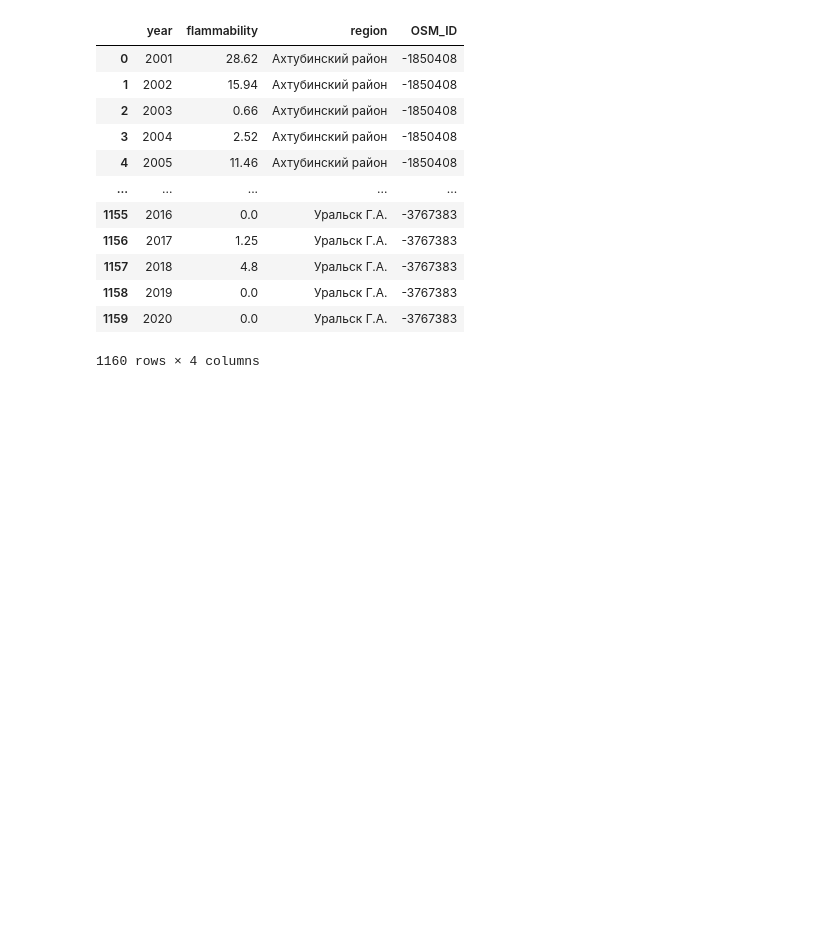
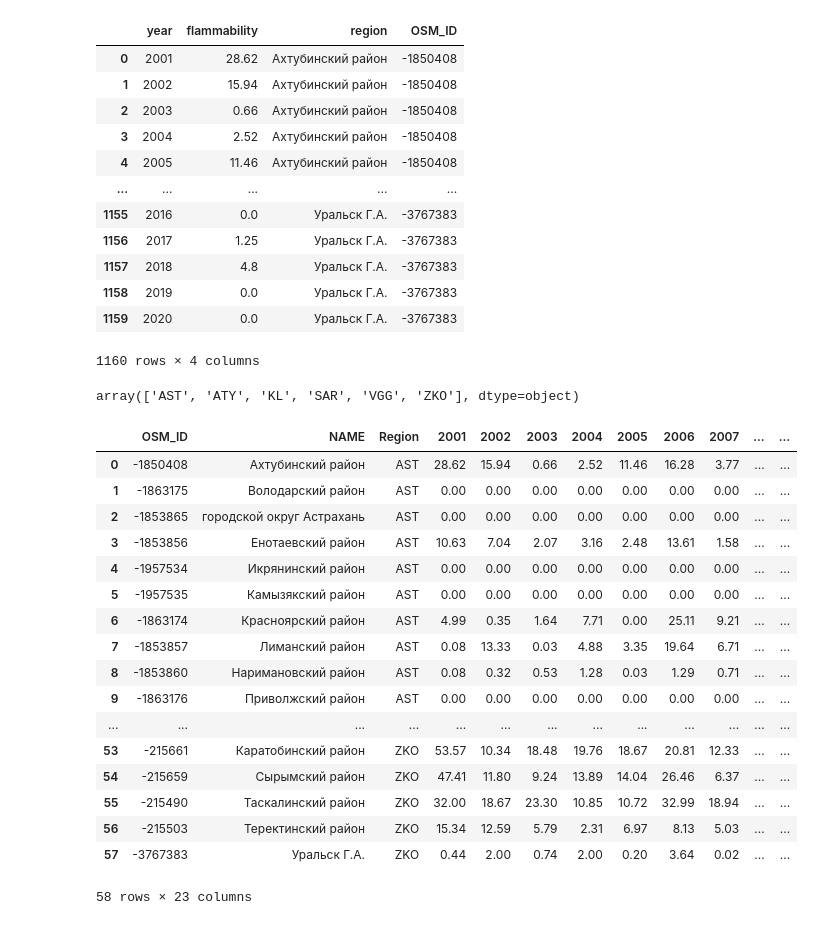
Before and after one commit to grannycola/my_projects, a Jupyter notebook: project/Горимость по регионам.ipynb, the cells around one changed output. Drawn from its saved outputs; the diff is of its cells as text; code cells hidden in the pictures; blank space fills up the shorter version.

```diff
--- a/project/Горимость по регионам.ipynb
+++ b/project/Горимость по регионам.ipynb
@@ -59,3 +59,29 @@ list_of_df[0]
 | 1158 | 2019 | 0.0 | Уральск Г.А. | -3767383 |
 | 1159 | 2020 | 0.0 | Уральск Г.А. | -3767383 |
 1160 rows × 4 columns
+# %%
+df_subjects = pd.read_csv('data/flam_dynamics.csv', decimal=',')
+df_subjects['Region'].unique()
+# %% [output]
+array(['AST', 'ATY', 'KL', 'SAR', 'VGG', 'ZKO'], dtype=object)
+# %%
+df_subjects
+# %% [output]
+|  | OSM_ID | NAME | Region | 2001 | 2002 | 2003 | 2004 | 2005 | 2006 | 2007 | ... | ... |
+| 0 | -1850408 | Ахтубинский район | AST | 28.62 | 15.94 | 0.66 | 2.52 | 11.46 | 16.28 | 3.77 | ... | ... |
+| 1 | -1863175 | Володарский район | AST | 0.00 | 0.00 | 0.00 | 0.00 | 0.00 | 0.00 | 0.00 | ... | ... |
+| 2 | -1853865 | городской округ Астрахань | AST | 0.00 | 0.00 | 0.00 | 0.00 | 0.00 | 0.00 | 0.00 | ... | ... |
+| 3 | -1853856 | Енотаевский район | AST | 10.63 | 7.04 | 2.07 | 3.16 | 2.48 | 13.61 | 1.58 | ... | ... |
+| 4 | -1957534 | Икрянинский район | AST | 0.00 | 0.00 | 0.00 | 0.00 | 0.00 | 0.00 | 0.00 | ... | ... |
+| 5 | -1957535 | Камызякский район | AST | 0.00 | 0.00 | 0.00 | 0.00 | 0.00 | 0.00 | 0.00 | ... | ... |
+| 6 | -1863174 | Красноярский район | AST | 4.99 | 0.35 | 1.64 | 7.71 | 0.00 | 25.11 | 9.21 | ... | ... |
+| 7 | -1853857 | Лиманский район | AST | 0.08 | 13.33 | 0.03 | 4.88 | 3.35 | 19.64 | 6.71 | ... | ... |
+| 8 | -1853860 | Наримановский район | AST | 0.08 | 0.32 | 0.53 | 1.28 | 0.03 | 1.29 | 0.71 | ... | ... |
+| 9 | -1863176 | Приволжский район | AST | 0.00 | 0.00 | 0.00 | 0.00 | 0.00 | 0.00 | 0.00 | ... | ... |
+| ... | ... | ... | ... | ... | ... | ... | ... | ... | ... | ... | ... | ... |
+| 53 | -215661 | Каратобинский район | ZKO | 53.57 | 10.34 | 18.48 | 19.76 | 18.67 | 20.81 | 12.33 | ... | ... |
+| 54 | -215659 | Сырымский район | ZKO | 47.41 | 11.80 | 9.24 | 13.89 | 14.04 | 26.46 | 6.37 | ... | ... |
+| 55 | -215490 | Таскалинский район | ZKO | 32.00 | 18.67 | 23.30 | 10.85 | 10.72 | 32.99 | 18.94 | ... | ... |
+| 56 | -215503 | Теректинский район | ZKO | 15.34 | 12.59 | 5.79 | 2.31 | 6.97 | 8.13 | 5.03 | ... | ... |
+| 57 | -3767383 | Уральск Г.А. | ZKO | 0.44 | 2.00 | 0.74 | 2.00 | 0.20 | 3.64 | 0.02 | ... | ... |
+58 rows × 23 columns
```
Also changed, not shown: parts of 11 cells of this notebook, 3 other files.
